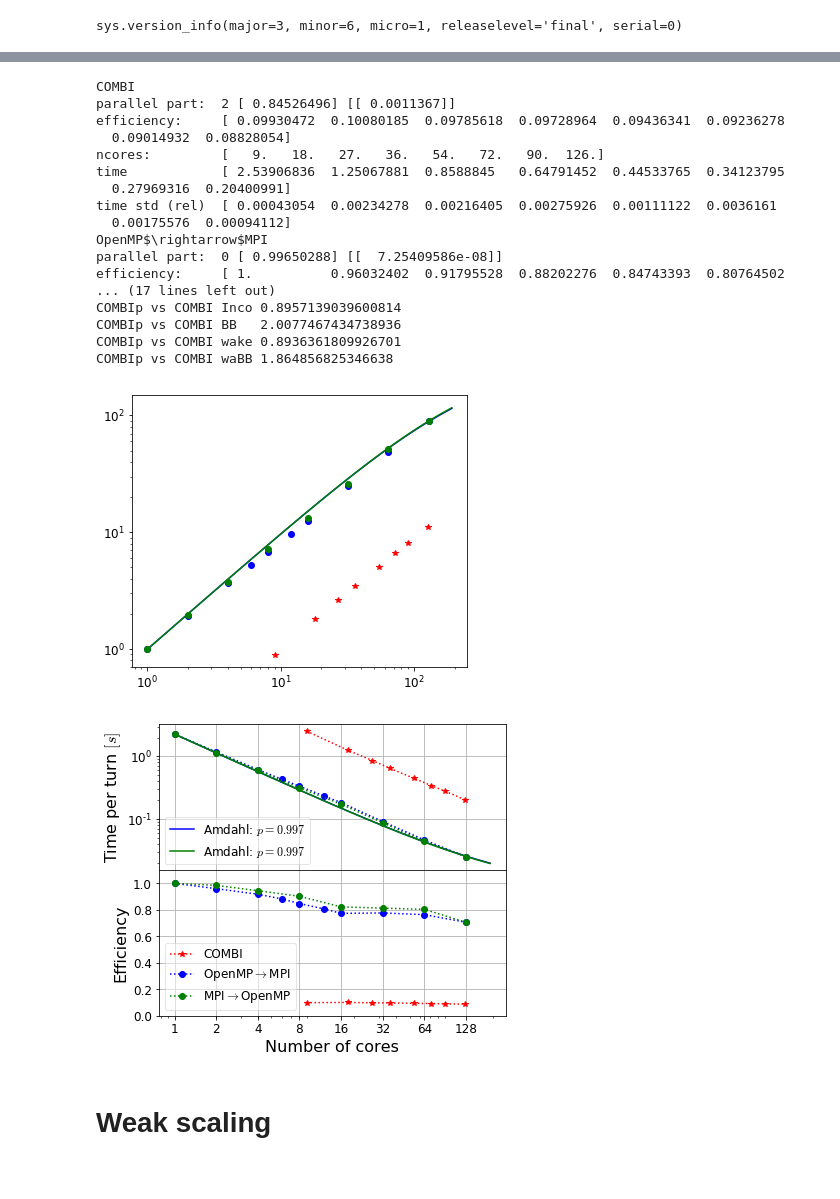
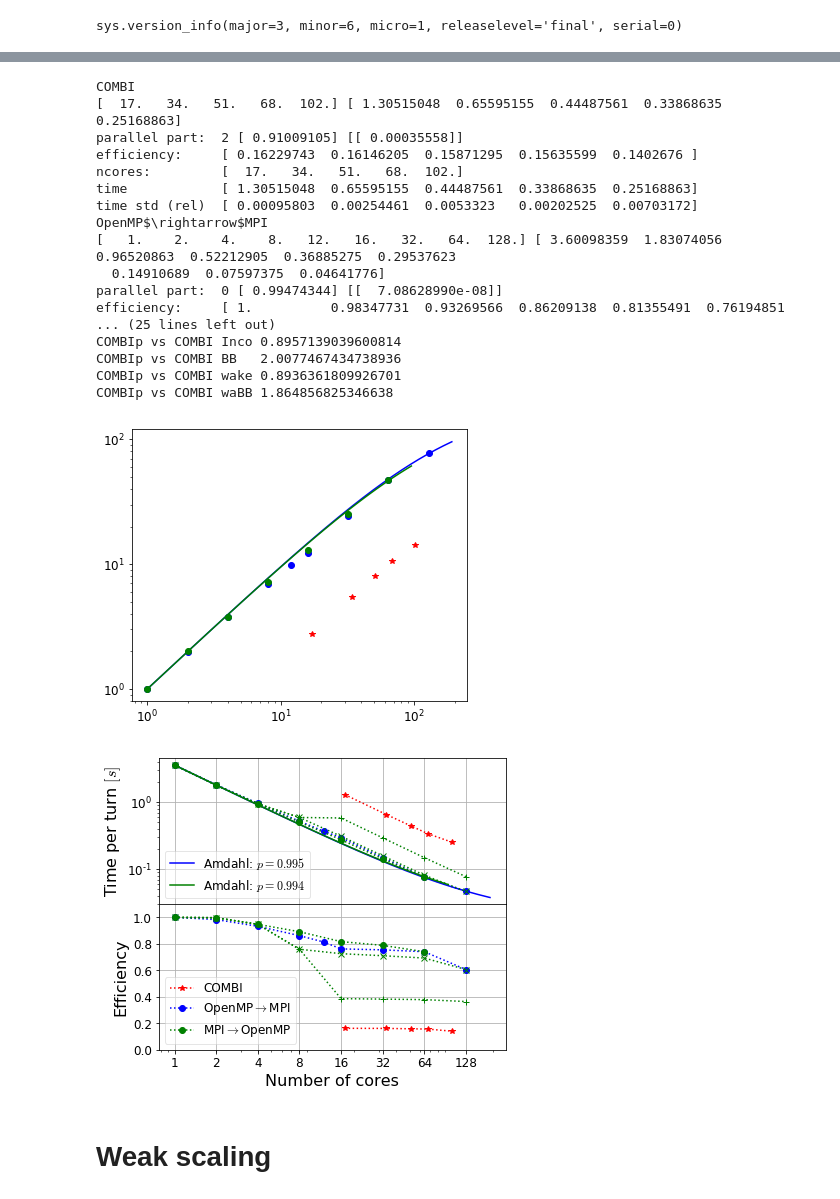
Before and after one commit to sondrevf/Ipython_Cern, a Jupyter notebook: 02_COMBIp/PlotCOMBIp_timing.ipynb, the cells around one changed output, grey strips where cells are left out. Drawn from its saved outputs; the diff is of its cells as text; code cells hidden in the pictures.

```diff
--- a/02_COMBIp/PlotCOMBIp_timing.ipynb
+++ b/02_COMBIp/PlotCOMBIp_timing.ipynb
@@ -46,7 +46,7 @@ def amdahl(x,p):
 # plt.plot(x,amdahl(x,0.99)/x)
 # %%
 # Load file
-study=3
+study=4
 bool_weak=1
 bool_8 = 1
 if study==1:
@@ -62,8 +62,13 @@ elif study==3:
     xb = [10,8][bool_8]
 
 elif study==4:
-    suffix="_wakeBB8"
+    suffix="_wakeBB8noI"
     xb = [20,16][bool_8]
+
+elif study==5:
+    suffix="_wakeBB8s"
+    xb = [20,16][bool_8]
+
 
 dirname="timing_COMBIp/"
 fname = dirname+"timing_numbers" + suffix
@@ -135,9 +140,9 @@ for method in [1,2,3]:
         elif study==2:
             xprocs = np.array([1,2,3,4,5,6,7,8,9,10,  20,20,20,20,20,20,20,20,20])
             xthread =np.array([1,1,1,1,1,1,1,1,1,1,    1,2 ,3 ,4 ,5 ,6 ,8 ,10,12])
-        elif study==4:
+        elif study==4 or study==5:
             nmpi=4
-            if j==2:
+            if j==2 or study==5:
                 xprocs = np.array([1,2,3,4,5,6,7,8,9,10,  20,20,20,20,20,20,20,20,20])
                 xthread =np.array([1,1,1,1,1,1,1,1,1,1,    1,2 ,3 ,4 ,5 ,6 ,8 ,10,12])
 
@@ -156,9 +161,9 @@ for method in [1,2,3]:
             elif study==2:
                 xprocs = np.array([1,2,3,4,5,6,7,8,10,12,16,  16,16,16,16,16,16,16,16,16,16])
                 xthread =np.array([1,1,1,1,1,1,1,1,1 ,1 ,1 ,  1 ,2 ,3 ,4 ,5 ,6 ,8 ,10,12,16])
-            elif study==4:
+            elif study==4 or study==5:
                 nmpi=4
-                if j==2:
+                if j==2 or study==5:
                     xprocs = np.array([1,2,3,4,5,6,7,8,10,12,16,16,16,16,16,16,16,16,16,16])
                     xthread =np.array([1,1,1,1,1,1,1,1,1 ,1 ,1 ,2 ,3 ,4 ,5 ,6 ,8 ,10,12,16])
 
@@ -174,7 +179,7 @@ for method in [1,2,3]:
         xthread=np.array([1,2,3,4,5,6,7,8,9,10,11,12,13,14])
         if study==1 or study==3:
             xprocs =np.ones_like(xthread)*[11,9][bool_8]
-        elif study==2 or study==4:
+        elif study==2 or study==4 or study == 5:
             xprocs =np.ones_like(xthread)*[21,17][bool_8]
         nproc=cdata[:,0]
         nthrd=cdata[:,1]
@@ -306,6 +311,7 @@ for i in [2,0,1,1,1]:
 #     ax1.errorbar(XS[i],YS[i],yerr=ERRS[i],fmt=':',c=cols[i])
 
     #Amdahl
+    print(X,Y)
     popt,pcov = curve_fit(amdahl,X,time_serial/Y)
     temp = np.arange(1,np.max(X)*1.5)
     if i<2:
@@ -324,47 +330,47 @@ for i in [2,0,1,1,1]:
         plt.loglog(temp,amdahl(temp,popt),c,label=r"Amdahl: $p=%.3f$"%popt)
 
 
 
 plt.figure(1)
-ax2.set_ylim(0,1.1)
+ax2.set_ylim(0.,1.1)
 ax2.legend(loc=0,framealpha=0.5)
 ax1.legend(loc=0,framealpha=0.5)
 ax1.set_xticks(2**np.arange(8))
 ax2.set_xticks(2**np.arange(8))
 ax1.tick_params(labelbottom=False)
 ax2.set_xticklabels(2**np.arange(8))
 
 plt.tight_layout()
 plt.subplots_adjust(hspace=0)
 plt.savefig("00_Plots/PHPC_strongscaling"+suffix+".png")
 plt.savefig("00_Plots/PHPC_strongscaling"+suffix+".eps")
 
 
 # plt.figure(2)
 print("COMBIp vs COMBI Inco",1.88864589/2.10853698)
 print("COMBIp vs COMBI BB  ",6.45003585/3.21257443)
 print("COMBIp vs COMBI wake",2.26927332/2.53937046)
 print("COMBIp vs COMBI waBB",7.23587496/3.88012359)
 # %% [output]
 COMBI
-parallel part:  2 [ 0.84526496] [[ 0.0011367]]
-efficiency:     [ 0.09930472  0.10080185  0.09785618  0.09728964  0.09436341  0.09236278
-  0.09014932  0.08828054]
-ncores:         [   9.   18.   27.   36.   54.   72.   90.  126.]
-time            [ 2.53906836  1.25067881  0.8588845   0.64791452  0.44533765  0.34123795
-  0.27969316  0.20400991]
-time std (rel)  [ 0.00043054  0.00234278  0.00216405  0.00275926  0.00111122  0.0036161
-  0.00175576  0.00094112]
+[  17.   34.   51.   68.  102.] [ 1.30515048  0.65595155  0.44487561  0.33868635  0.25168863]
+parallel part:  2 [ 0.91009105] [[ 0.00035558]]
+efficiency:     [ 0.16229743  0.16146205  0.15871295  0.15635599  0.1402676 ]
+ncores:         [  17.   34.   51.   68.  102.]
+time            [ 1.30515048  0.65595155  0.44487561  0.33868635  0.25168863]
+time std (rel)  [ 0.00095803  0.00254461  0.0053323   0.00202525  0.00703172]
 OpenMP$\rightarrow$MPI
-parallel part:  0 [ 0.99650288] [[  7.25409586e-08]]
-efficiency:     [ 1.          0.96032402  0.91795528  0.88202276  0.84743393  0.80764502
-... (17 lines left out)
+[   1.    2.    4.    8.   12.   16.   32.   64.  128.] [ 3.60098359  1.83074056  0.96520863  0.52212905  0.36885275  0.29537623
+  0.14910689  0.07597375  0.04641776]
+parallel part:  0 [ 0.99474344] [[  7.08628990e-08]]
+efficiency:     [ 1.          0.98347731  0.93269566  0.86209138  0.81355491  0.76194851
+... (25 lines left out)
 COMBIp vs COMBI Inco 0.8957139039600814
 COMBIp vs COMBI BB   2.0077467434738936
 COMBIp vs COMBI wake 0.8936361809926701
 COMBIp vs COMBI waBB 1.864856825346638
-[figure, old version]
+[figure, new version]
-[figure, old version]
+[figure, new version]
 # %% [markdown]
 # Weak scaling
 # %% [markdown]
```
Also changed, not shown: parts of 5 cells of this notebook.
